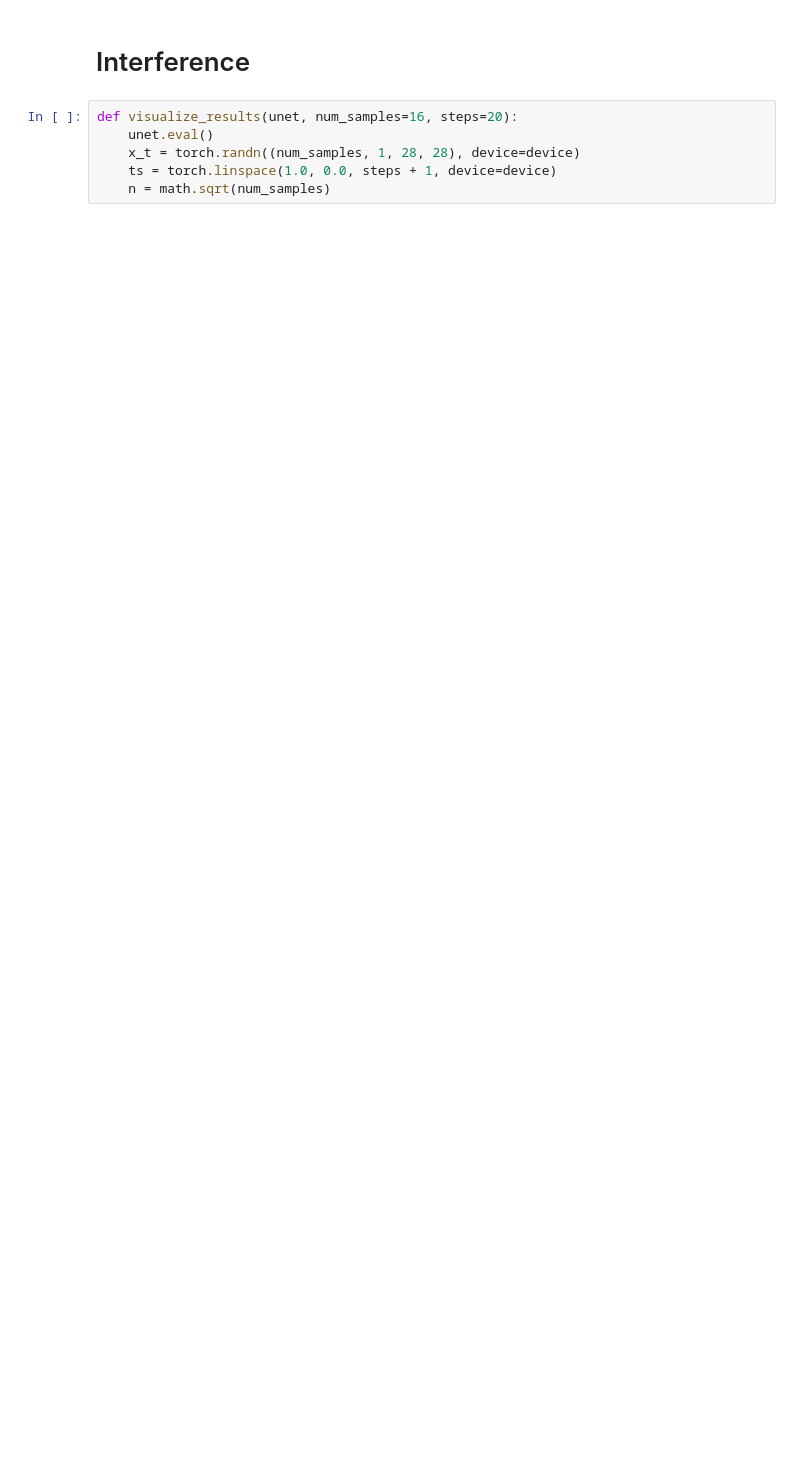
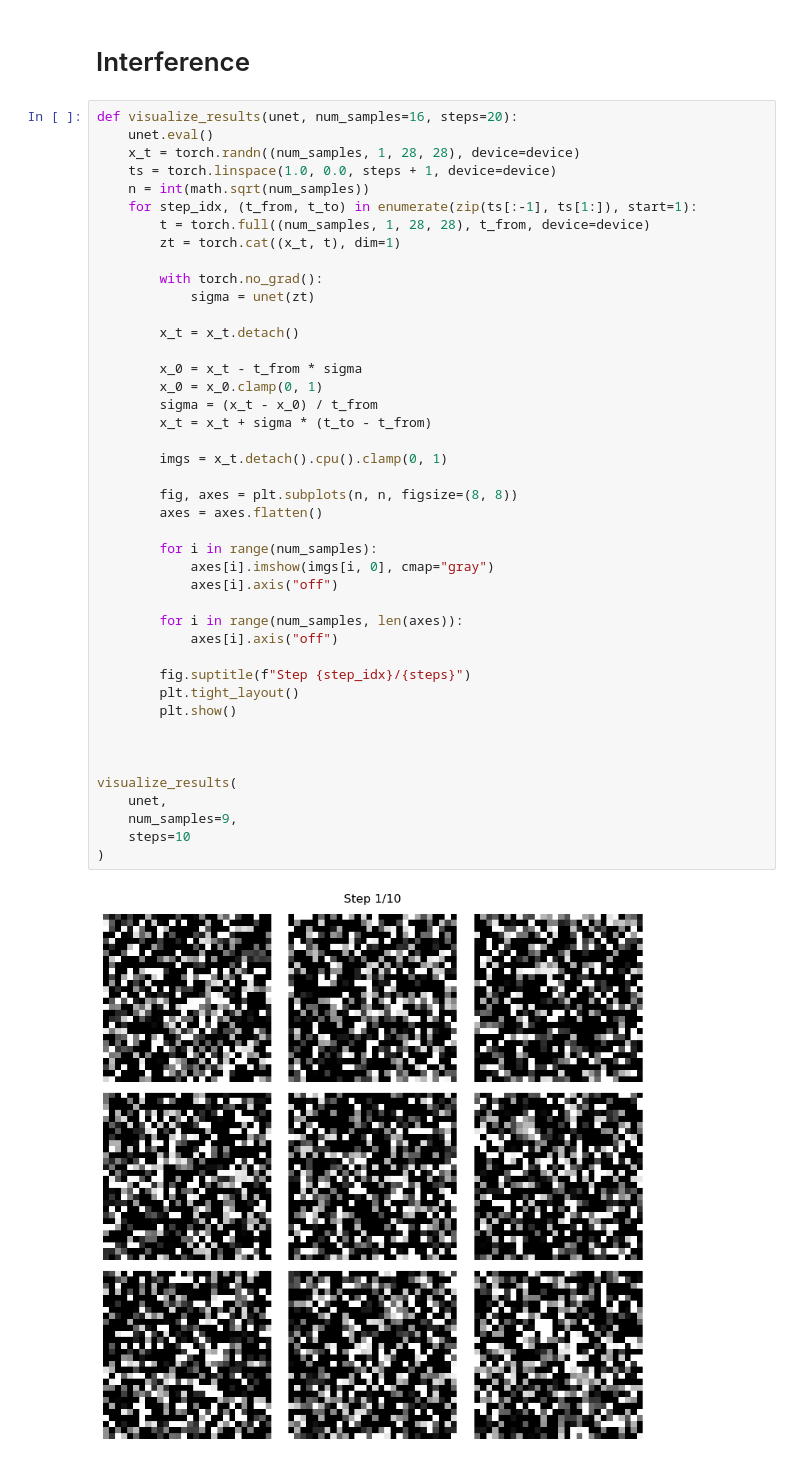
Before and after one commit to liquidcatty/Flow-matching, a Jupyter notebook: 1.basic/flow-matching-basic.ipynb, the cells around one changed output. Drawn from its saved outputs; the diff is of its cells as text; blank space fills up the shorter version.

```diff
--- a/1.basic/flow-matching-basic.ipynb
+++ b/1.basic/flow-matching-basic.ipynb
@@ -153,6 +161,45 @@ Compile with `TORCH_USE_CUDA_DSA` to enable device-side assertions.
 # %%
 def visualize_results(unet, num_samples=16, steps=20):
     unet.eval()
     x_t = torch.randn((num_samples, 1, 28, 28), device=device)
     ts = torch.linspace(1.0, 0.0, steps + 1, device=device)
-    n = math.sqrt(num_samples)
+    n = int(math.sqrt(num_samples))
+    for step_idx, (t_from, t_to) in enumerate(zip(ts[:-1], ts[1:]), start=1):
+        t = torch.full((num_samples, 1, 28, 28), t_from, device=device)
+        zt = torch.cat((x_t, t), dim=1)
+
+        with torch.no_grad():
+            sigma = unet(zt)
+
+        x_t = x_t.detach()
+
+        x_0 = x_t - t_from * sigma
+        x_0 = x_0.clamp(0, 1)
+        sigma = (x_t - x_0) / t_from
+        x_t = x_t + sigma * (t_to - t_from)
+
+        imgs = x_t.detach().cpu().clamp(0, 1)
+
+        fig, axes = plt.subplots(n, n, figsize=(8, 8))
+        axes = axes.flatten()
+
+        for i in range(num_samples):
+            axes[i].imshow(imgs[i, 0], cmap="gray")
+            axes[i].axis("off")
+
+        for i in range(num_samples, len(axes)):
+            axes[i].axis("off")
+
+        fig.suptitle(f"Step {step_idx}/{steps}")
+        plt.tight_layout()
+        plt.show()
+
+
+
+visualize_results(
+    unet,
+    num_samples=9,
+    steps=10
+)
+# %% [output]
+[figure, added]
```
Also changed, not shown: parts of 5 cells of this notebook, 11 other files.
